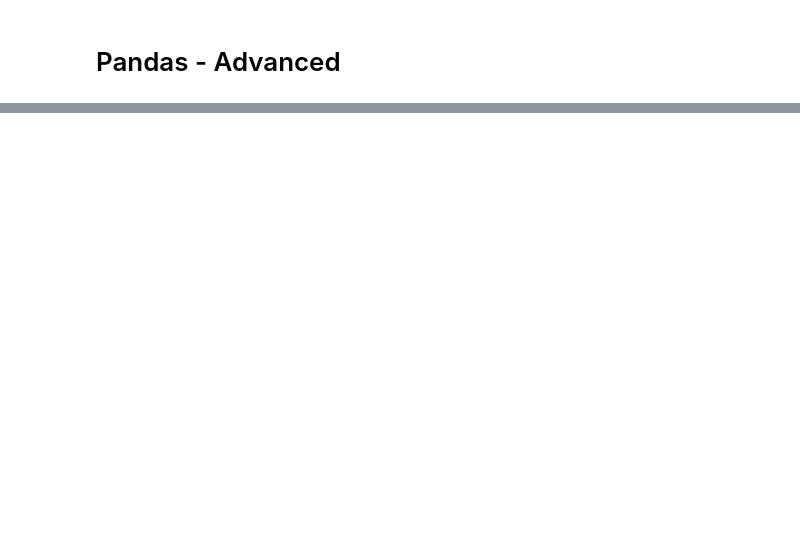
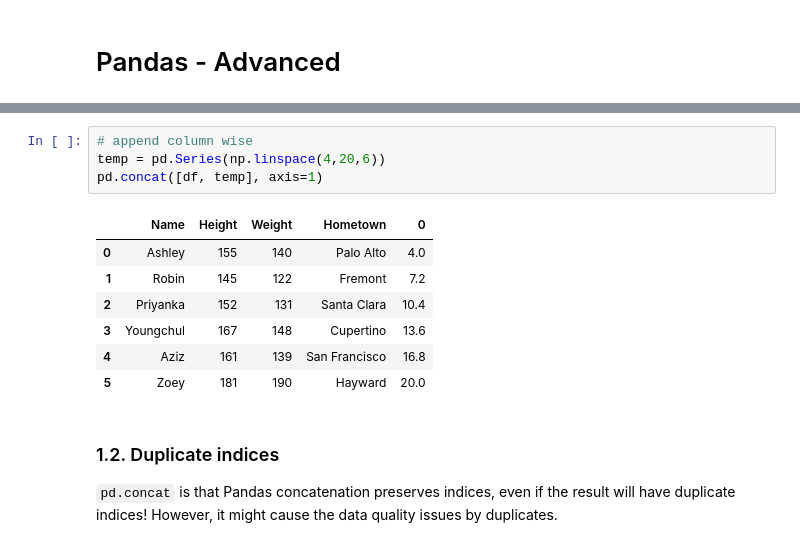
Before and after one commit to Jay4869/Data-Science, a Jupyter notebook: Python/2.1. Pandas - Advanced.ipynb, the cells around one changed output, grey strips where cells are left out. Drawn from its saved outputs; the diff is of its cells as text; blank space fills up the shorter version.

```diff
--- a/Python/2.1. Pandas - Advanced.ipynb
+++ b/Python/2.1. Pandas - Advanced.ipynb
@@ -21,0 +48,16 @@ df.head()
+# %%
+# append column wise
+temp = pd.Series(np.linspace(4,20,6))
+pd.concat([df, temp], axis=1)
+# %% [output]
+|  | Name | Height | Weight | Hometown | 0 |
+| 0 | Ashley | 155 | 140 | Palo Alto | 4.0 |
+| 1 | Robin | 145 | 122 | Fremont | 7.2 |
+| 2 | Priyanka | 152 | 131 | Santa Clara | 10.4 |
+| 3 | Youngchul | 167 | 148 | Cupertino | 13.6 |
+| 4 | Aziz | 161 | 139 | San Francisco | 16.8 |
+| 5 | Zoey | 181 | 190 | Hayward | 20.0 |
+# %% [markdown]
+### 1.2. Duplicate indices
+
+`pd.concat` is that Pandas concatenation preserves indices, even if the result will have duplicate indices! However, it might cause the data quality issues by duplicates.
```
Also changed, not shown: parts of 24 cells of this notebook.
